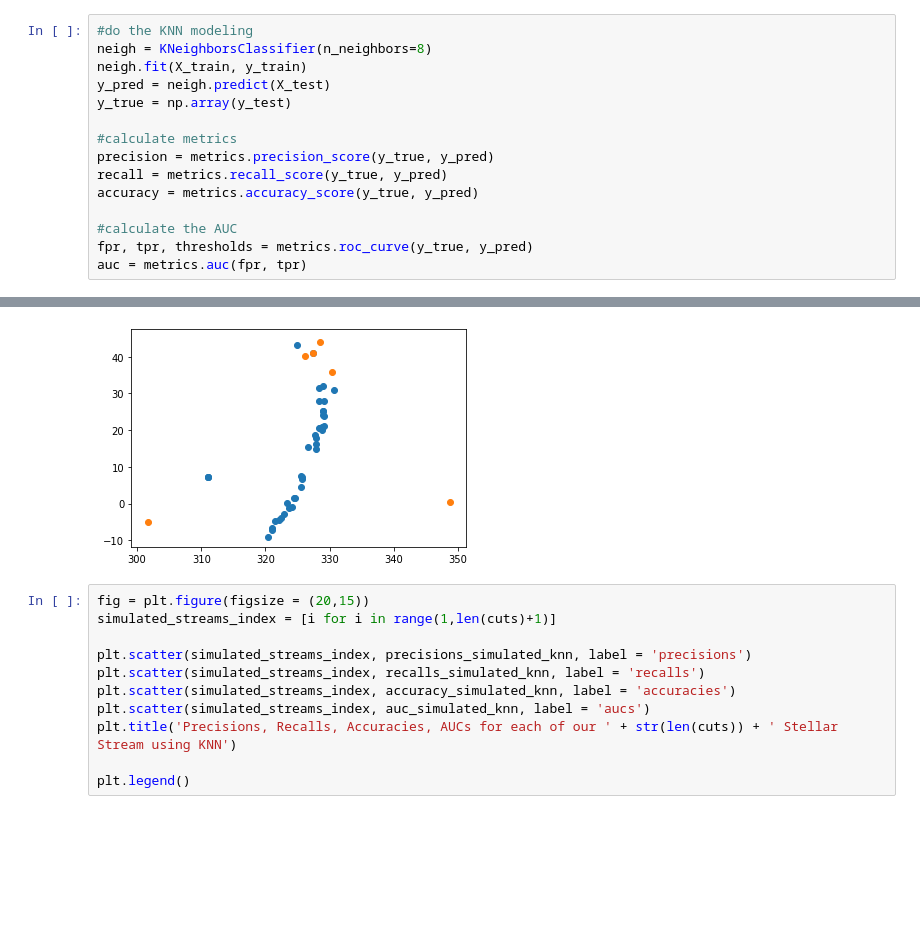
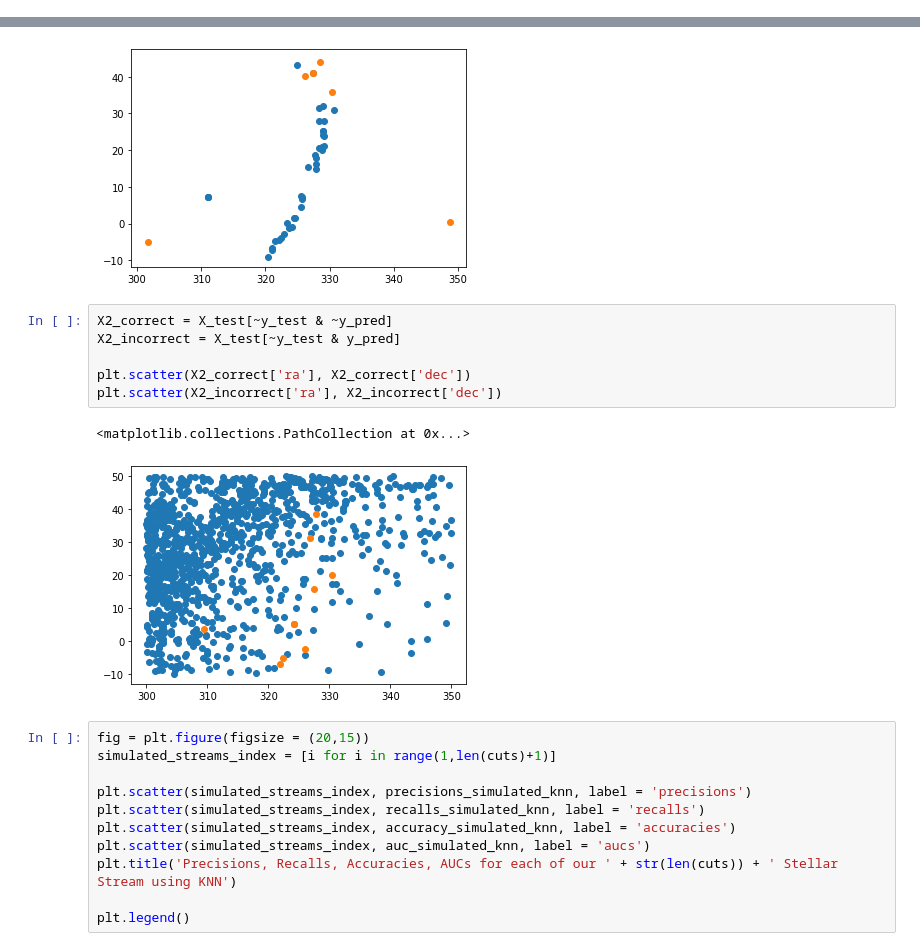
Before and after one commit to ReginaMayhem/ClusterBusters, a Jupyter notebook: StreamGeneratorZoom.ipynb, the cells around one changed output, grey strips where cells are left out. Saved outputs shown, nothing was run; the diff lists cells and outputs as text; blank space fills up the shorter version.

Commit message:
exploring lower training ratios and higher non-stream star multiples

```diff
--- a/StreamGeneratorZoom.ipynb
+++ b/StreamGeneratorZoom.ipynb
@@ -501,15 +484,0 @@ INFO: Query finished. [astroquery.utils.tap.core]
-# %%
-#do the KNN modeling
-neigh = KNeighborsClassifier(n_neighbors=8)
-neigh.fit(X_train, y_train)
-y_pred = neigh.predict(X_test)
-y_true = np.array(y_test)
-
-#calculate metrics
-precision = metrics.precision_score(y_true, y_pred)
-recall = metrics.recall_score(y_true, y_pred)
-accuracy = metrics.accuracy_score(y_true, y_pred)
-
-#calculate the AUC
-fpr, tpr, thresholds = metrics.roc_curve(y_true, y_pred)
-auc = metrics.auc(fpr, tpr)
@@ -537,6 +493,15 @@ plt.scatter(X_incorrect['ra'], X_incorrect['dec'])
 # %% [output]
 <matplotlib.collections.PathCollection at 0x...>
 [figure]
+# %%
+X2_correct = X_test[~y_test & ~y_pred]
+X2_incorrect = X_test[~y_test & y_pred]
+
+plt.scatter(X2_correct['ra'], X2_correct['dec'])
+plt.scatter(X2_incorrect['ra'], X2_incorrect['dec'])
+# %% [output]
+<matplotlib.collections.PathCollection at 0x...>
+[figure, added]
 # %%
 fig = plt.figure(figsize = (20,15))
 simulated_streams_index = [i for i in range(1,len(cuts)+1)]
```
Also changed, not shown: parts of 10 cells of this notebook, 1 other file.
